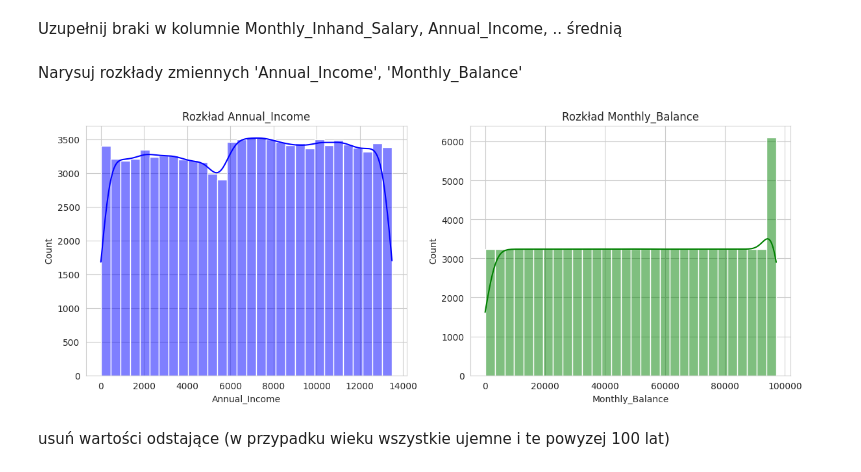
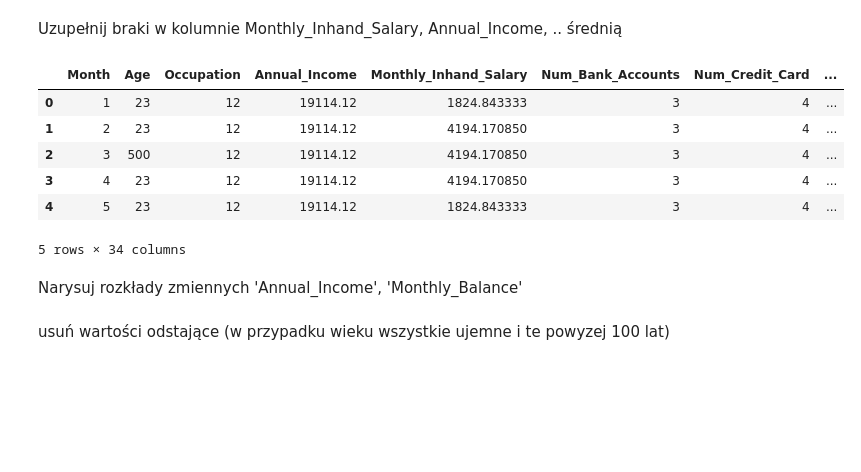
Before and after one commit to Jachmi03/lecture1, a Jupyter notebook: PUM2_todo_2.ipynb, the cells around one changed output. Cells and saved outputs as stored; diff of their text form; code cells hidden in the pictures; blank space fills up the shorter version.

```diff
--- a/PUM2_todo_2.ipynb
+++ b/PUM2_todo_2.ipynb
@@ -244,20 +256,15 @@ df['Monthly_Inhand_Salary'] = df['Monthly_Inhand_Salary'].fillna(df['Monthly_Inh
+# %%
+df.head()
+# %% [output]
+|  | Month | Age | Occupation | Annual_Income | Monthly_Inhand_Salary | Num_Bank_Accounts | Num_Credit_Card | ... |
+| 0 | 1 | 23 | 12 | 19114.12 | 1824.843333 | 3 | 4 | ... |
+| 1 | 2 | 23 | 12 | 19114.12 | 4194.170850 | 3 | 4 | ... |
+| 2 | 3 | 500 | 12 | 19114.12 | 4194.170850 | 3 | 4 | ... |
+| 3 | 4 | 23 | 12 | 19114.12 | 4194.170850 | 3 | 4 | ... |
+| 4 | 5 | 23 | 12 | 19114.12 | 1824.843333 | 3 | 4 | ... |
+5 rows × 34 columns
 # %% [markdown]
 Narysuj rozkłady zmiennych 'Annual_Income', 'Monthly_Balance'
-# %%
-sns.set_style('whitegrid')
-
-fig, axes = plt.subplots(1, 2, figsize=(14, 5))
-
-
-sns.histplot(df['Annual_Income'], kde=True, bins=30, ax=axes[0], color='blue')
-axes[0].set_title('Rozkład Annual_Income')
-
-sns.histplot(df['Monthly_Balance'], kde=True, bins=30, ax=axes[1], color='green')
-axes[1].set_title('Rozkład Monthly_Balance')
-
-plt.show()
-# %% [output]
-[figure, removed]
 # %% [markdown]
 usuń wartości odstające (w przypadku wieku wszystkie ujemne i te powyzej 100 lat)
 # %%
```
Also changed, not shown: parts of 11 cells of this notebook.
